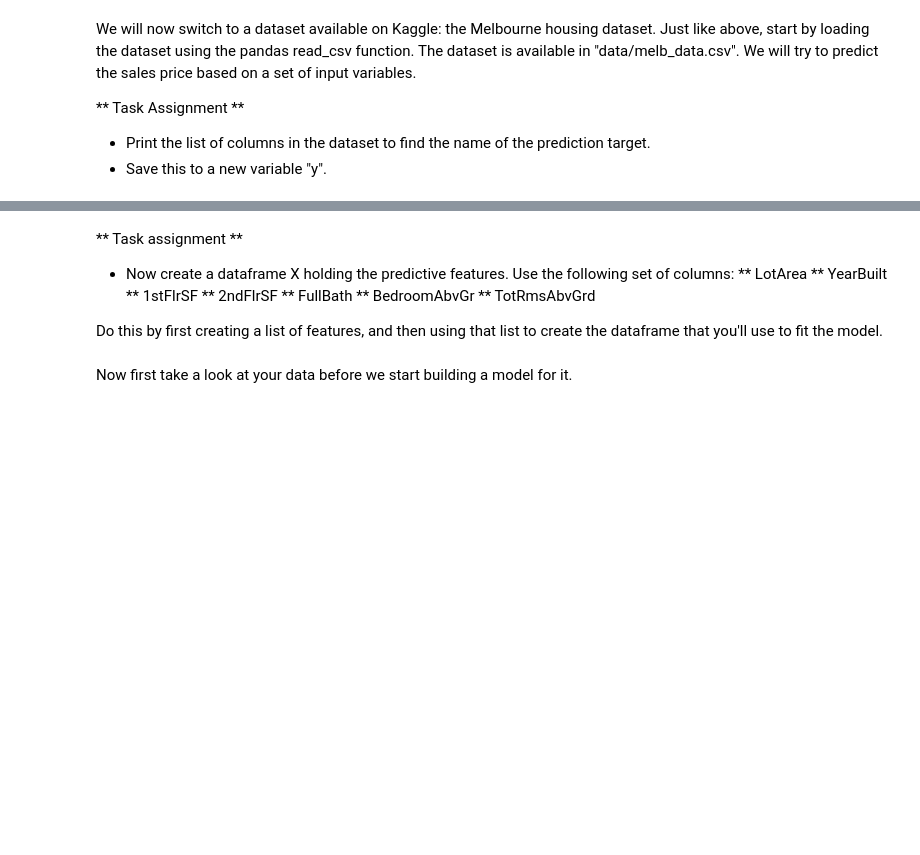
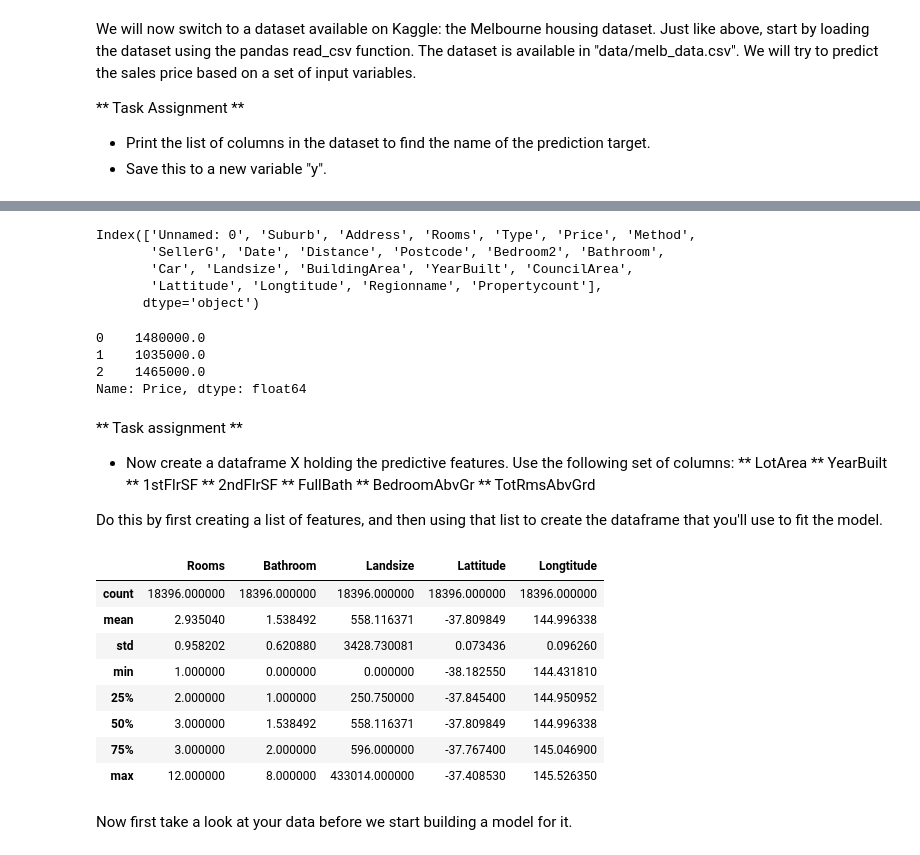
Before and after one commit to onlybuzy/Homework_VA_25, a Jupyter notebook: regression.ipynb, the cells around one changed output, grey strips where cells are left out. Saved outputs shown, nothing was run; the diff lists cells and outputs as text; code cells hidden in the pictures; blank space fills up the shorter version.

```diff
--- a/regression.ipynb
+++ b/regression.ipynb
@@ -210,3 +283,7 @@ We will now switch to a dataset available on Kaggle: the Melbourne housing datas
 ** Task Assignment **
 * Print the list of columns in the dataset to find the name of the prediction target.
 * Save this to a new variable "y".
+# %%
+df = pd.read_csv('data/melb_data.csv')
+
+df.head(3)
@@ -213,5 +296,22 @@ We will now switch to a dataset available on Kaggle: the Melbourne housing datas
 # %%
 # Create prediction target y
+
+display(df.columns)
+# %% [output]
+Index(['Unnamed: 0', 'Suburb', 'Address', 'Rooms', 'Type', 'Price', 'Method',
+       'SellerG', 'Date', 'Distance', 'Postcode', 'Bedroom2', 'Bathroom',
+       'Car', 'Landsize', 'BuildingArea', 'YearBuilt', 'CouncilArea',
+       'Lattitude', 'Longtitude', 'Regionname', 'Propertycount'],
+      dtype='object')
+# %%
+y=df['Price']
+
+y.head(3)
+# %% [output]
+0    1480000.0
+1    1035000.0
+2    1465000.0
+Name: Price, dtype: float64
 # %% [markdown]
 ** Task assignment **
 * Now create a dataframe X holding the predictive features. Use the following set of columns:
@@ -233,3 +327,31 @@ X = ____
+# %%
+from sklearn.impute import SimpleImputer
+
+# Create the list of features below
+feature_names = ['Rooms','Bathroom','Landsize','Lattitude','Longtitude']
+
+
+
+# Available  data assignation
+
+X=df[feature_names]
+# %%
+imputer=SimpleImputer()
+Xf=pd.DataFrame(imputer.fit_transform (X))
+
+Xf.columns=feature_names
+# %%
+Xf.describe()
+# %% [output]
+|  | Rooms | Bathroom | Landsize | Lattitude | Longtitude |
+| count | 18396.000000 | 18396.000000 | 18396.000000 | 18396.000000 | 18396.000000 |
+| mean | 2.935040 | 1.538492 | 558.116371 | -37.809849 | 144.996338 |
+| std | 0.958202 | 0.620880 | 3428.730081 | 0.073436 | 0.096260 |
+| min | 1.000000 | 0.000000 | 0.000000 | -38.182550 | 144.431810 |
+| 25% | 2.000000 | 1.000000 | 250.750000 | -37.845400 | 144.950952 |
+| 50% | 3.000000 | 1.538492 | 558.116371 | -37.809849 | 144.996338 |
+| 75% | 3.000000 | 2.000000 | 596.000000 | -37.767400 | 145.046900 |
+| max | 12.000000 | 8.000000 | 433014.000000 | -37.408530 | 145.526350 |
 # %% [markdown]
 Now first take a look at your data before we start building a model for it.
 # %% [markdown]
```
Also changed, not shown: parts of 33 cells of this notebook, 1 other file.
